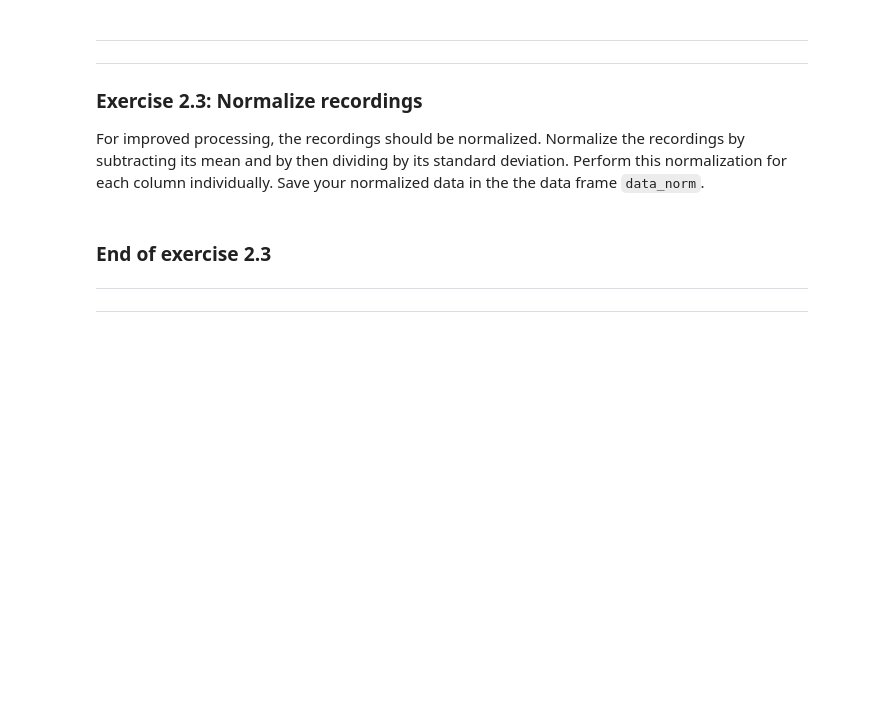
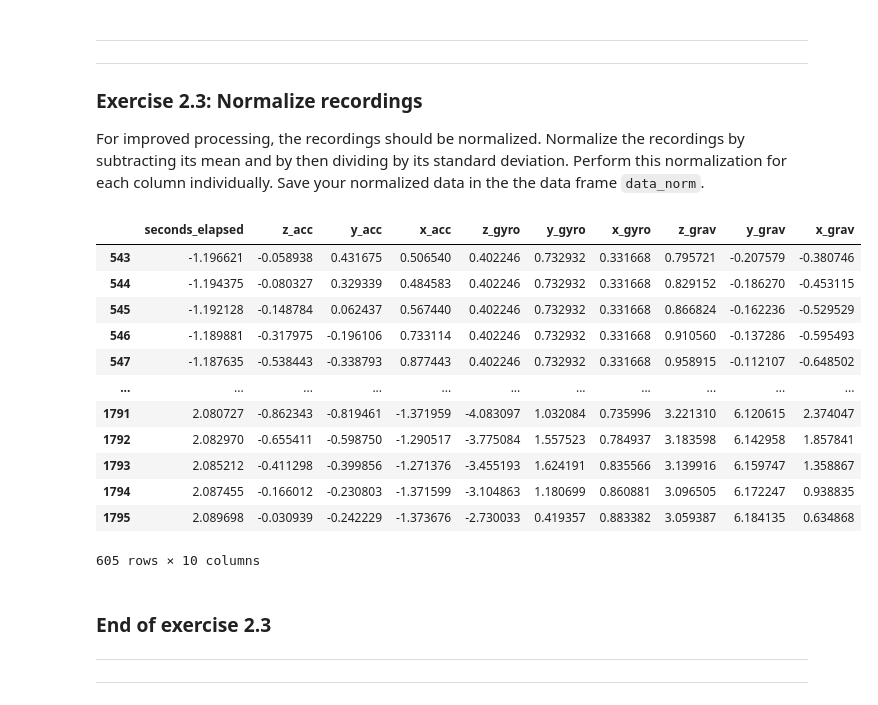
Before and after one commit to ErikNij/5ARB0DataScience, a Jupyter notebook: Assignment2a/falldetector-template.ipynb, the cells around one changed output. Cells and saved outputs as stored; diff of their text form; code cells hidden in the pictures; blank space fills up the shorter version.

```diff
--- a/Assignment2a/falldetector-template.ipynb
+++ b/Assignment2a/falldetector-template.ipynb
@@ -71,15 +79,13 @@ data = AccDataTemp.join(GravDataTemp.join(GryoDataTemp,rsuffix='Gryo'),rsuffix='
 # %%
-acc = "./RawDataDaniel/Walk_samples/2023-09-26_07-15-41/Accelerometer.csv"
-grav = "./RawDataDaniel/Walk_samples/2023-09-26_07-15-41/Gravity.csv"
-gyro = "./RawDataDaniel/Walk_samples/2023-09-26_07-15-41/Gyroscope.csv"
+acc_CSV = "./RawDataDaniel/Walk_samples/2023-09-26_07-15-41/Accelerometer.csv"
+grav_CSV = "./RawDataDaniel/Walk_samples/2023-09-26_07-15-41/Gravity.csv"
+gyro_CSV = "./RawDataDaniel/Walk_samples/2023-09-26_07-15-41/Gyroscope.csv"
 
-acc_df = pd.read_csv(acc)
-grav_df = pd.read_csv(grav)
-gyro_df = pd.read_csv(gyro)
+# read data
+acc_df, gyro_df, grav_df = readDataFromCSV(acc_CSV, gyro_CSV, grav_CSV)
+# merge data
+data = MergeDatasets(acc_df, gyro_df, grav_df)
 
-df = pd.merge_asof(acc_df, gyro_df, on='time', suffixes=['None', '_gyro'])
-df = pd.merge_asof(df, grav_df, on='time', suffixes=['_acc', '_gyro'])
-
-# df.drop(columns=['seconds_elapsed_gyro', ])
-df
+#show data
+data
 # %% [output]
@@ -164,3 +155,39 @@ data_norm
+# %%
+#// BEGIN_TODO [5ARB0_FallDetector_2_3] Normalize recordings
+
+# ===== =====> Replace this line by your code. <===== ===== #
+
+def normaliseDataset(df: pd.DataFrame):
+    # dataset[column] -= dataset[column].mean()
+    # dataset[column] /= dataset[column].std()
+    # normalized_df = (df[]-df.mean())/df.std()
+
+    _, x = df.shape
+    for i in range(x):
+        df.iloc[:,i] -= df.iloc[:,i].mean()
+        df.iloc[:,i] /= df.iloc[:,i].std()
+
+    return df
+
+#// END_TODO [5ARB0_FallDetector_2_3]
+# %%
+data_norm = normaliseDataset(data_trimmed)
+data_norm
+# ? normalize seconds as well? not sure
+# %% [output]
+|  | seconds_elapsed | z_acc | y_acc | x_acc | z_gyro | y_gyro | x_gyro | z_grav | y_grav | x_grav |
+| 543 | -1.196621 | -0.058938 | 0.431675 | 0.506540 | 0.402246 | 0.732932 | 0.331668 | 0.795721 | -0.207579 | -0.380746 |
+| 544 | -1.194375 | -0.080327 | 0.329339 | 0.484583 | 0.402246 | 0.732932 | 0.331668 | 0.829152 | -0.186270 | -0.453115 |
+| 545 | -1.192128 | -0.148784 | 0.062437 | 0.567440 | 0.402246 | 0.732932 | 0.331668 | 0.866824 | -0.162236 | -0.529529 |
+| 546 | -1.189881 | -0.317975 | -0.196106 | 0.733114 | 0.402246 | 0.732932 | 0.331668 | 0.910560 | -0.137286 | -0.595493 |
+| 547 | -1.187635 | -0.538443 | -0.338793 | 0.877443 | 0.402246 | 0.732932 | 0.331668 | 0.958915 | -0.112107 | -0.648502 |
+| ... | ... | ... | ... | ... | ... | ... | ... | ... | ... | ... |
+| 1791 | 2.080727 | -0.862343 | -0.819461 | -1.371959 | -4.083097 | 1.032084 | 0.735996 | 3.221310 | 6.120615 | 2.374047 |
+| 1792 | 2.082970 | -0.655411 | -0.598750 | -1.290517 | -3.775084 | 1.557523 | 0.784937 | 3.183598 | 6.142958 | 1.857841 |
+| 1793 | 2.085212 | -0.411298 | -0.399856 | -1.271376 | -3.455193 | 1.624191 | 0.835566 | 3.139916 | 6.159747 | 1.358867 |
+| 1794 | 2.087455 | -0.166012 | -0.230803 | -1.371599 | -3.104863 | 1.180699 | 0.860881 | 3.096505 | 6.172247 | 0.938835 |
+| 1795 | 2.089698 | -0.030939 | -0.242229 | -1.373676 | -2.730033 | 0.419357 | 0.883382 | 3.059387 | 6.184135 | 0.634868 |
+605 rows × 10 columns
 # %% [markdown]
 ### End of exercise 2.3
 ---
```
Also changed, not shown: parts of 11 cells of this notebook.
